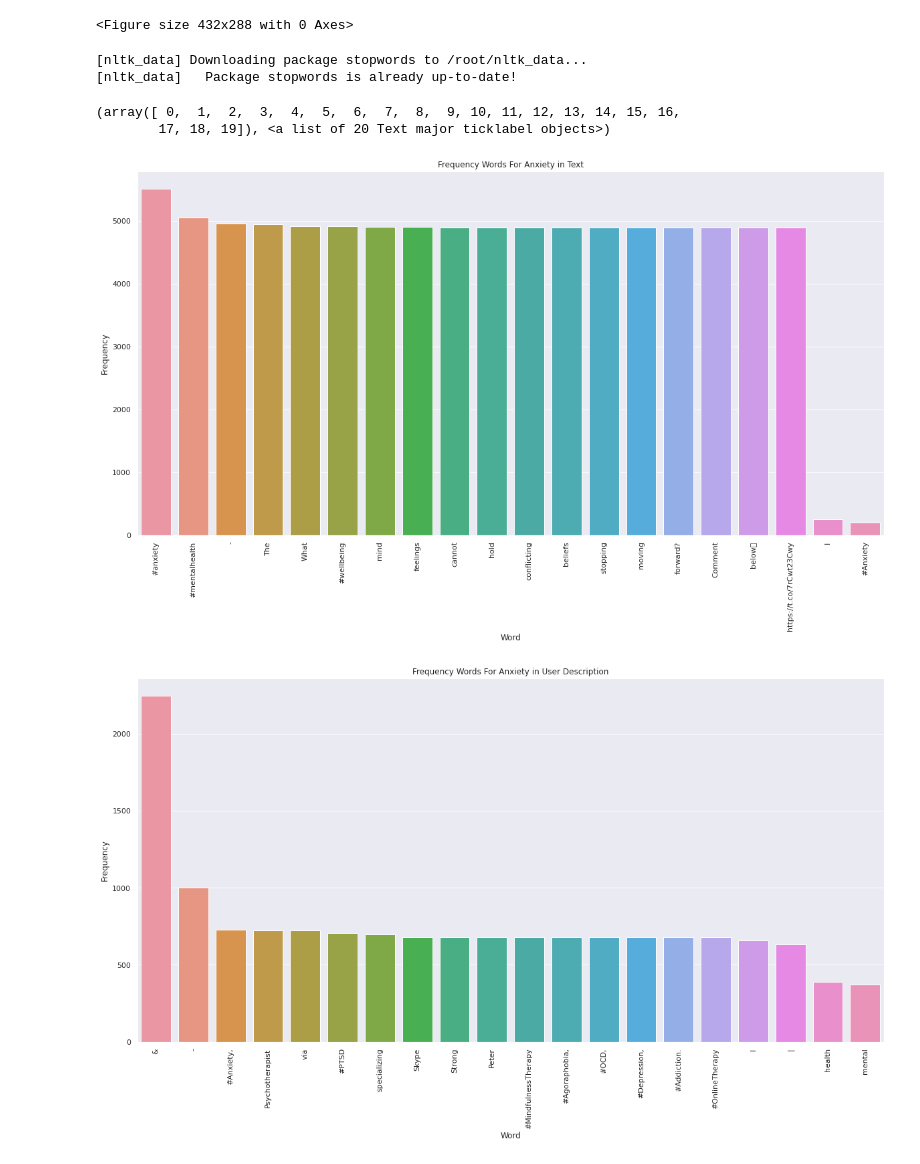
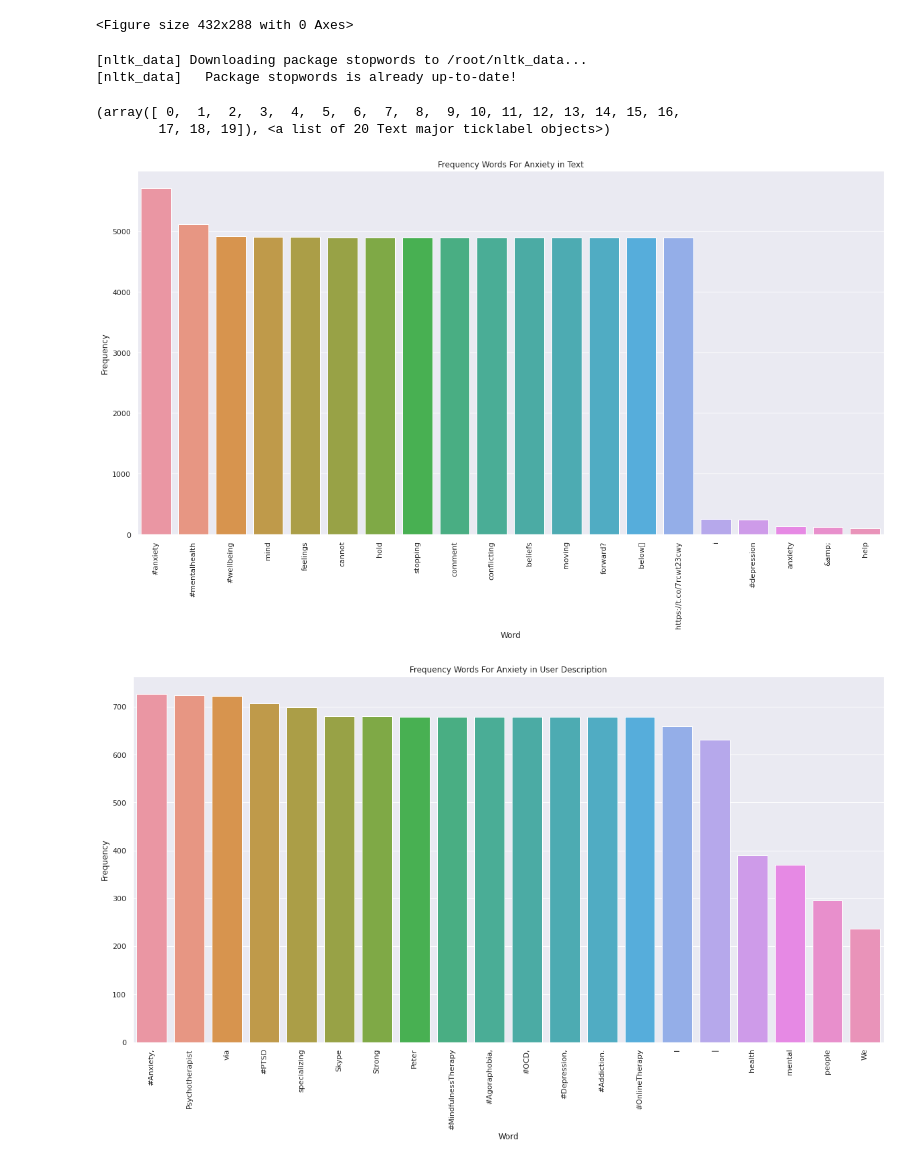
Before and after one commit to claredavies/DataScienceCoursework, a Jupyter notebook: DataScience3Twitter.ipynb, the cells around one changed output. Drawn from its saved outputs; the diff is of its cells as text; code cells hidden in the pictures.

Commit message:
Added new stopwords and now case insensitive for Counter

```diff
--- a/DataScience3Twitter.ipynb
+++ b/DataScience3Twitter.ipynb
@@ -118,40 +118,43 @@ nltk.download('stopwords')
 from nltk.corpus import stopwords
 
 stop_words = stopwords.words('english')
+new_stop_words = ['-','The','What','_','&']
+stop_words.extend(new_stop_words)
+
 tweets_df['text'] = tweets_df['text'].apply(lambda x: ' '.join([word for word in x.split() if word not in (stop_words)]))
-most_common_words_text = Counter(" ".join(tweets_df['text']).split()).most_common(20)
+most_common_words_text = Counter(" ".join(tweets_df['text'].str.lower()).split()).most_common(20)
 df_words_text = pd.DataFrame.from_records(most_common_words_text, columns=['Word','Frequency'])
 
 fig, ax = plt.subplots()
 sns.barplot(x='Word',y='Frequency',data=df_words_text,ax=ax).set_title("Frequency Words For Anxiety in Text")
 fig_text = plt.gcf()
 fig_text.set_size_inches(20, 10)
 plt.xticks(rotation=90)
 
 tweets_df['user_description'] = tweets_df['user_description'].apply(lambda x: ' '.join([word for word in x.split() if word not in (stop_words)]))
 most_common_words_user_description = Counter(" ".join(tweets_df['user_description']).split()).most_common(20)
 df_words_user_description = pd.DataFrame.from_records(most_common_words_user_description, columns=['Word','Frequency'])
 
 fig, ax2 = plt.subplots()
 sns.barplot(x='Word',y='Frequency',data=df_words_user_description,ax=ax2).set_title("Frequency Words For Anxiety in User Description")
 fig_user_description = plt.gcf()
 fig_user_description.set_size_inches(20, 10)
 plt.xticks(rotation=90)
 
 tweets_df['hashtags'] = tweets_df['hashtags'].apply(lambda x: ' '.join([word for word in x.split() if word not in (stop_words)]))
 most_common_words_hashtags = Counter(" ".join(tweets_df['hashtags']).split()).most_common(20)
 df_words_hashtags = pd.DataFrame.from_records(most_common_words_hashtags, columns=['Word','Frequency'])
 
 fig, ax2 = plt.subplots()
 sns.barplot(x='Word',y='Frequency',data=df_words_hashtags,ax=ax2).set_title("Frequency Words For Anxiety in Hashtags")
 fig_user_description = plt.gcf()
 fig_user_description.set_size_inches(20, 10)
 plt.xticks(rotation=90)
 # %% [output]
 [nltk_data] Downloading package stopwords to /root/nltk_data...
 [nltk_data]   Package stopwords is already up-to-date!
 (array([ 0,  1,  2,  3,  4,  5,  6,  7,  8,  9, 10, 11, 12, 13, 14, 15, 16,
         17, 18, 19]), <a list of 20 Text major ticklabel objects>)
-[figure, old version]
+[figure, new version]
-[figure, old version]
+[figure, new version]
 [figure]
```
